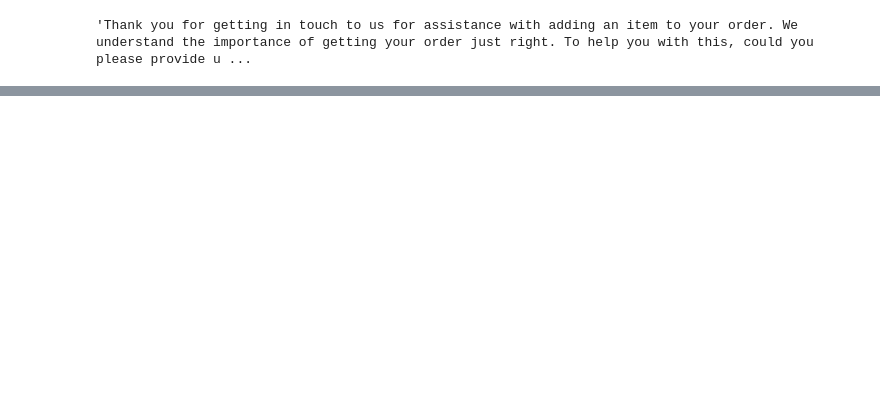
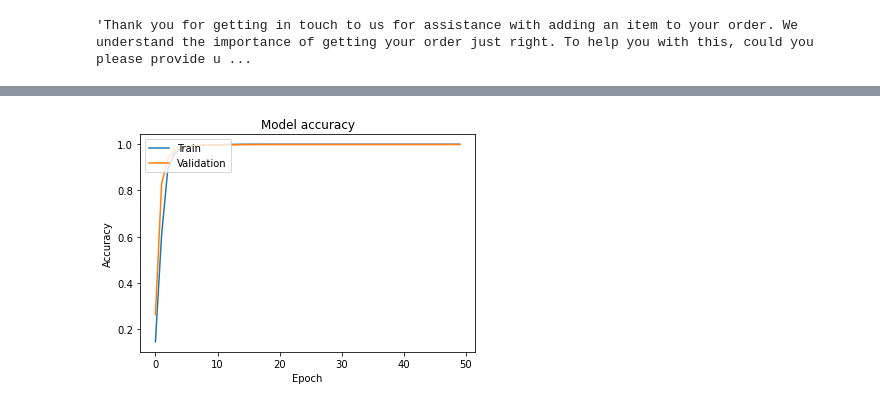
Before and after one commit to fahimcct/AL-CHATBOT, a Jupyter notebook: Code for dissertation.ipynb, the cells around one changed output, grey strips where cells are left out. Drawn from its saved outputs; the diff is of its cells as text; code cells hidden in the pictures; blank space fills up the shorter version.

```diff
--- a/Code for dissertation.ipynb
+++ b/Code for dissertation.ipynb
@@ -452,0 +373,22 @@ sn.countplot(satiosfaction_analysis['intent'])
+# %%
+# Define the model creation function
+def create_model():
+    # Encoder
+    encoder_inputs = Input(shape=(max_instruction_len,))
+    encoder_embedding = Embedding(len(tokenizer.word_index) + 1, 128)(encoder_inputs)
+    encoder_lstm = LSTM(256, return_sequences=True)(encoder_embedding)
+    encoder_outputs, state_h, state_c = LSTM(256, return_state=True)(encoder_lstm)
+
+    # Decoder
+    decoder_inputs = Input(shape=(max_response_len,))
+    decoder_embedding = Embedding(len(tokenizer.word_index) + 1, 128)(decoder_inputs)
+    decoder_lstm = LSTM(256, return_sequences=True)(decoder_embedding, initial_state=[state_h, state_c])
+    decoder_outputs = Dense(len(tokenizer.word_index) + 1, activation='softmax')(decoder_lstm)
+
+    # Model
+    model = Model([encoder_inputs, decoder_inputs], decoder_outputs)
+    model.compile(optimizer='adam', loss='sparse_categorical_crossentropy', metrics=['accuracy'])
+    return model
+# %%
+# Create the model
+model = create_model()
@@ -452,0 +416,7 @@ sn.countplot(satiosfaction_analysis['intent'])
+# %%
+# Define EarlyStopping and ReduceLROnPlateau callbacks
+early_stop = EarlyStopping(monitor='val_loss', patience=5, mode='min', restore_best_weights=True, verbose = 1)
+# %%
+# Train the model
+history = model.fit([X_train, y_train], y_train, epochs=50, batch_size=32, validation_split=0.2, callbacks=[early_stop])
+##add and save the model
@@ -452,0 +456,13 @@ sn.countplot(satiosfaction_analysis['intent'])
+# %%
+import matplotlib.pyplot as plt
+
+# Plot training & validation accuracy values
+plt.plot(history.history['accuracy'])
+plt.plot(history.history['val_accuracy'])
+plt.title('Model accuracy')
+plt.ylabel('Accuracy')
+plt.xlabel('Epoch')
+plt.legend(['Train', 'Validation'], loc='upper left')
+plt.show()
+# %% [output]
+[figure, added]
```
Also changed, not shown: parts of 72 cells of this notebook, 1 other file.
